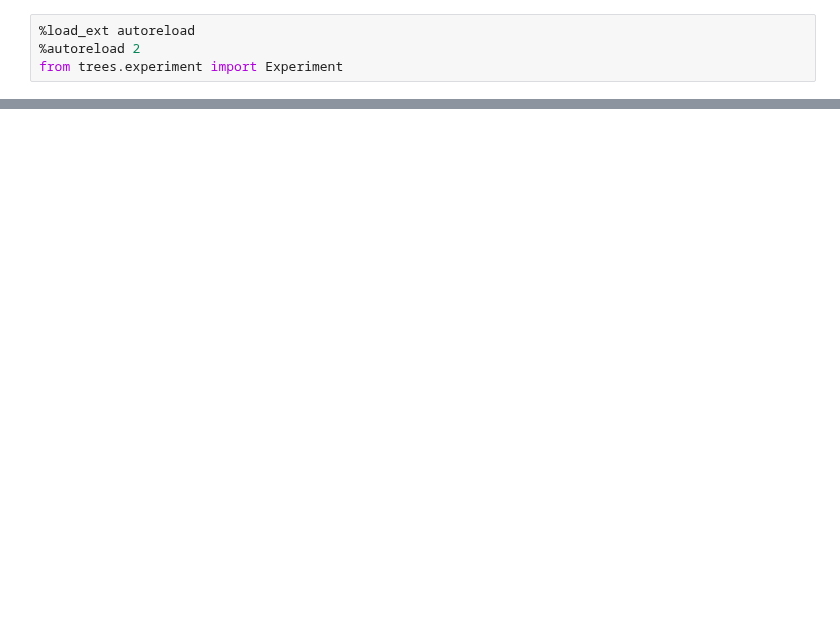
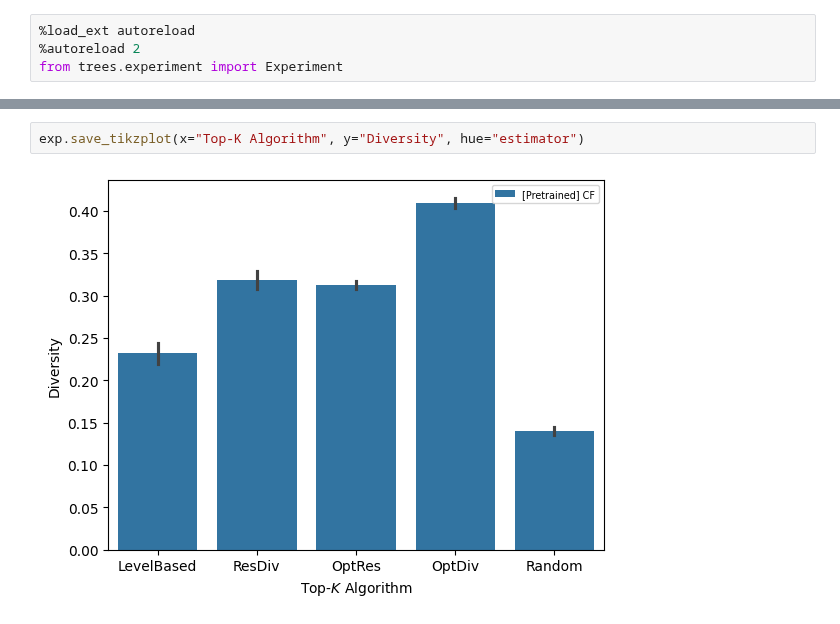
Before and after one commit to antonismand/Query-Driven-Data-Exploration-with-Heterogeneous-Treatment-Effects, a Jupyter notebook: experiments/topk_algorithms.ipynb, the cells around one changed output, grey strips where cells are left out. Saved outputs shown, nothing was run; the diff lists cells and outputs as text; blank space fills up the shorter version.

```diff
--- a/experiments/topk_algorithms.ipynb
+++ b/experiments/topk_algorithms.ipynb
@@ -27,0 +24,4 @@ exp.save_tikzplot(plot="overlap")
+# %%
+exp.save_tikzplot(x="Top-K Algorithm", y="Diversity", hue="estimator")
+# %% [output]
+[figure, added]
```
Also changed, not shown: parts of 3 cells of this notebook, 4 other files.
